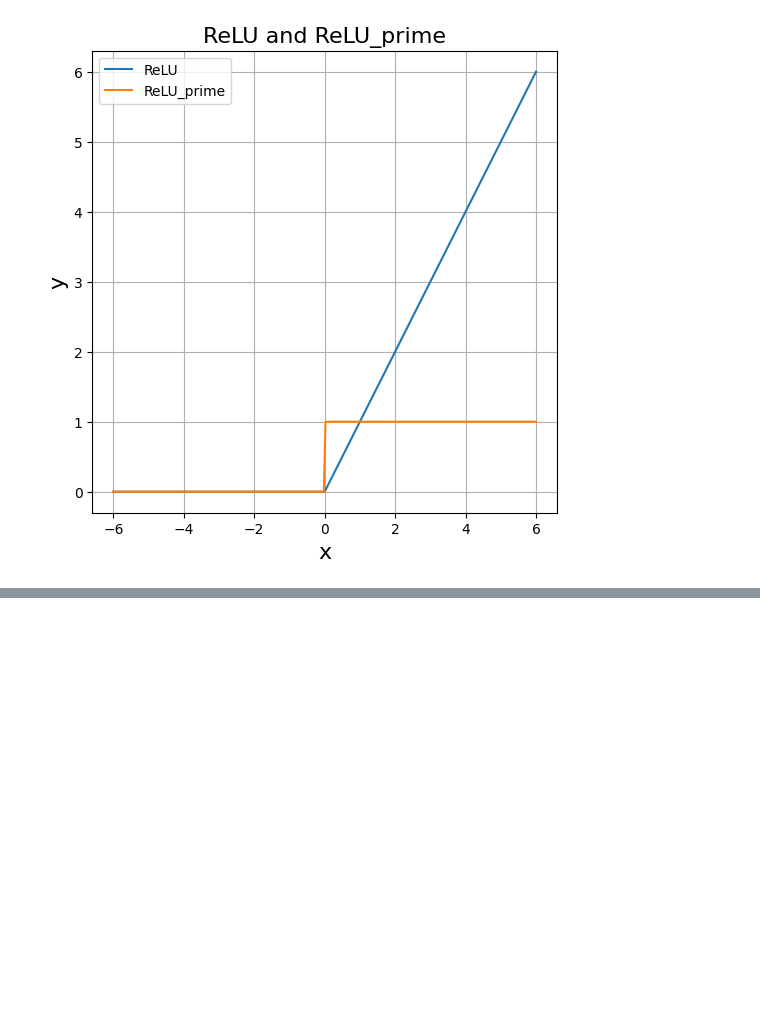
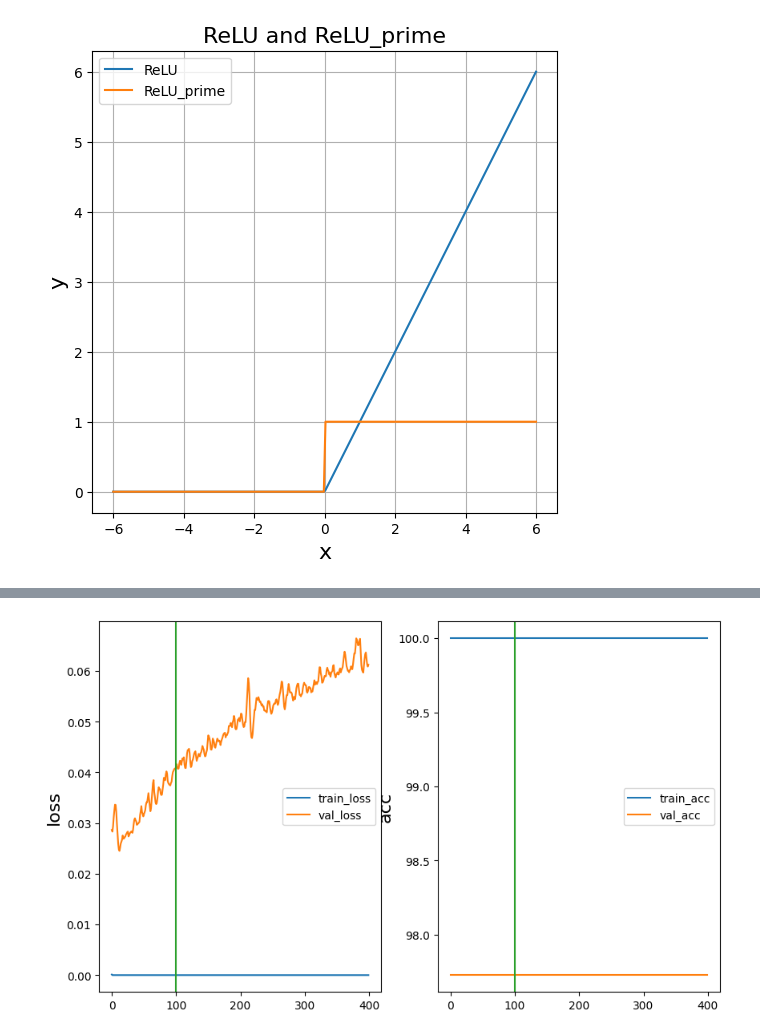
Before and after one commit to yoshimethod/bioinformatics, a Jupyter notebook: bioinformatics_pr3.ipynb, the cells around one changed output, grey strips where cells are left out. Drawn from its saved outputs; the diff is of its cells as text; code cells hidden in the pictures; blank space fills up the shorter version.

```diff
--- a/bioinformatics_pr3.ipynb
+++ b/bioinformatics_pr3.ipynb
@@ -242,0 +308,5 @@ ax.legend()
+# %%
+BATCH_SIZE=64
+train_loader=DataLoader(dataset=train_data, batch_size=BATCH_SIZE, shuffle=True, drop_last=True)
+val_loader=DataLoader(dataset=val_data, batch_size=BATCH_SIZE)
+test_loader=DataLoader(dataset=test_data, batch_size=BATCH_SIZE)
@@ -242,0 +333,17 @@ ax.legend()
+# %%
+import torch.optim as optim
+
+device=torch.device('cuda:0' if torch.cuda.is_available() else 'cpu')
+model=BinaryClassificationNet()
+model.to(device)
+
+print(model)
+
+loss_fn=nn.BCEWithLogitsLoss()
+LEARNING_RATE=0.001
+optimizer=optim.Adam(model.parameters(), lr=LEARNING_RATE)
+
+def binary_acc(y_true, y_pred):
+  correct=torch.eq(y_true, y_pred).sum().item()
+  acc=(correct/len(y_pred))*100
+  return acc
@@ -242,0 +426,20 @@ ax.legend()
+# %%
+import matplotlib.pyplot as plt
+fig=plt.figure(figsize=(10,6))
+ax1=fig.add_subplot(121)
+ax1.set_ylabel('loss', size=16)
+ax1.plot(train_loss_li, label='train_loss')
+ax1.plot(val_loss_li, color='#ff7f0e', label=('val_loss'))
+ax1.axvline(x=100, color='#2ca02c')
+ax1.legend()
+
+ax2=fig.add_subplot(122)
+ax2.set_ylabel('acc', size=16)
+ax2.plot(train_acc_li, label='train_acc')
+ax2.plot(val_acc_li, color='#ff7f0e', label='val_acc')
+ax2.axvline(x=100, color='#2ca02c')
+ax2.legend()
+
+plt.show()
+# %% [output]
+[figure, added]
```
Also changed, not shown: parts of 6 cells of this notebook.
